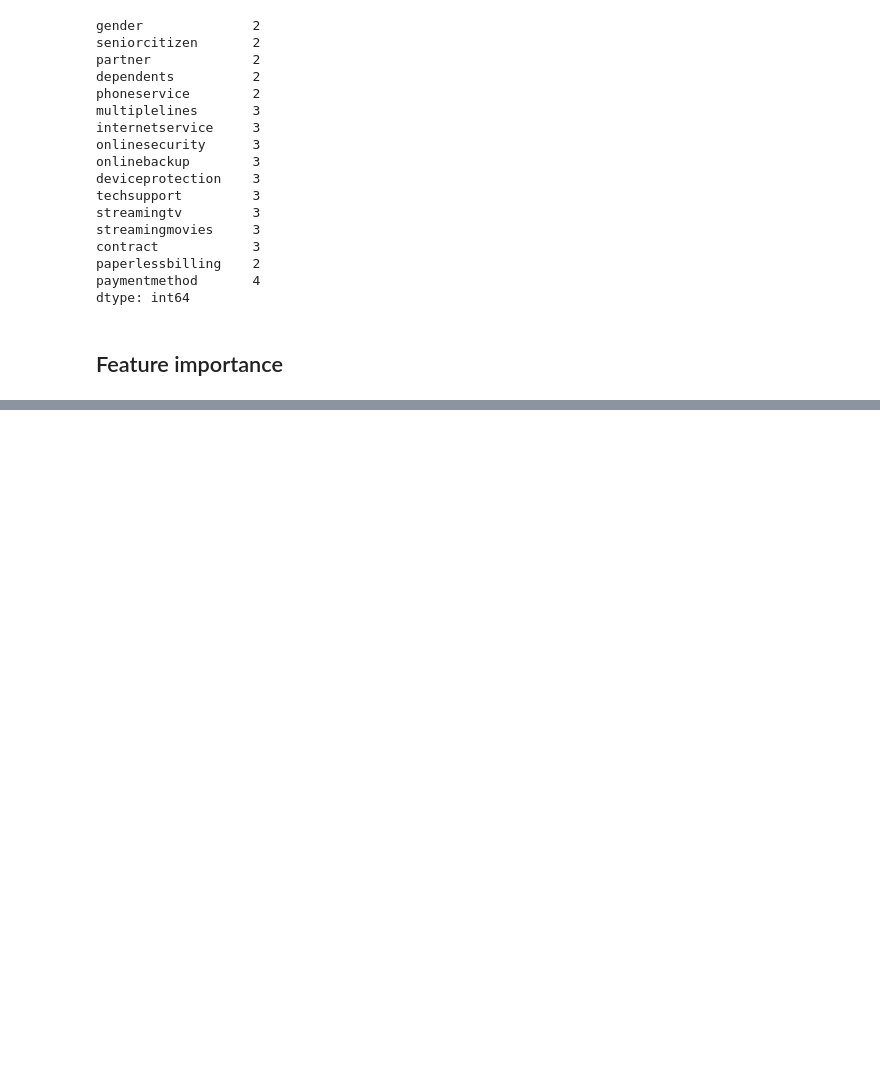
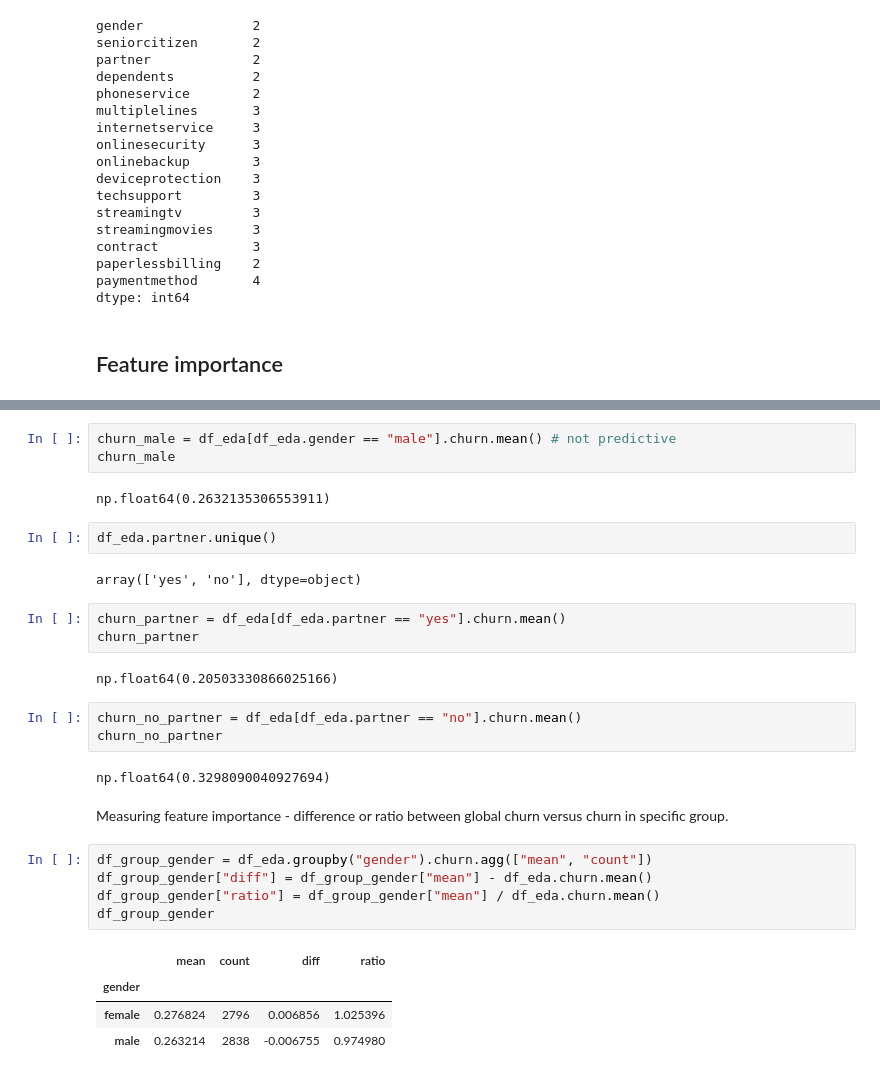
Before and after one commit to piotrswiecik/mlzoomcamp, a Jupyter notebook: various/churn.ipynb, the cells around one changed output, grey strips where cells are left out. Saved outputs shown, nothing was run; the diff lists cells and outputs as text; blank space fills up the shorter version.

```diff
--- a/various/churn.ipynb
+++ b/various/churn.ipynb
@@ -340,0 +346,31 @@ dtype: int64
+# %%
+churn_male = df_eda[df_eda.gender == "male"].churn.mean() # not predictive
+churn_male
+# %% [output]
+np.float64(0.2632135306553911)
+# %%
+df_eda.partner.unique()
+# %% [output]
+array(['yes', 'no'], dtype=object)
+# %%
+churn_partner = df_eda[df_eda.partner == "yes"].churn.mean()
+churn_partner
+# %% [output]
+np.float64(0.20503330866025166)
+# %%
+churn_no_partner = df_eda[df_eda.partner == "no"].churn.mean()
+churn_no_partner
+# %% [output]
+np.float64(0.3298090040927694)
+# %% [markdown]
+Measuring feature importance - difference or ratio between global churn versus churn in specific group.
+# %%
+df_group_gender = df_eda.groupby("gender").churn.agg(["mean", "count"])
+df_group_gender["diff"] = df_group_gender["mean"] - df_eda.churn.mean()
+df_group_gender["ratio"] = df_group_gender["mean"] / df_eda.churn.mean()
+df_group_gender
+# %% [output]
+|  | mean | count | diff | ratio |
+| gender |  |  |  |  |
+| female | 0.276824 | 2796 | 0.006856 | 1.025396 |
+| male | 0.263214 | 2838 | -0.006755 | 0.974980 |
```
Also changed, not shown: parts of 3 cells of this notebook.
